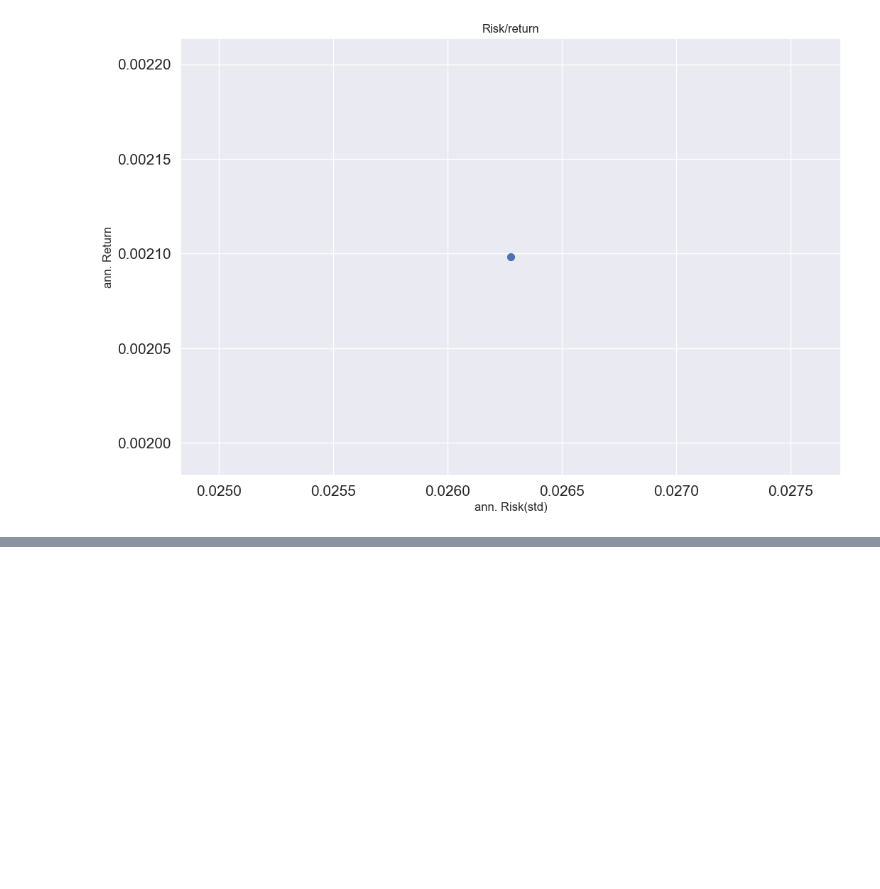
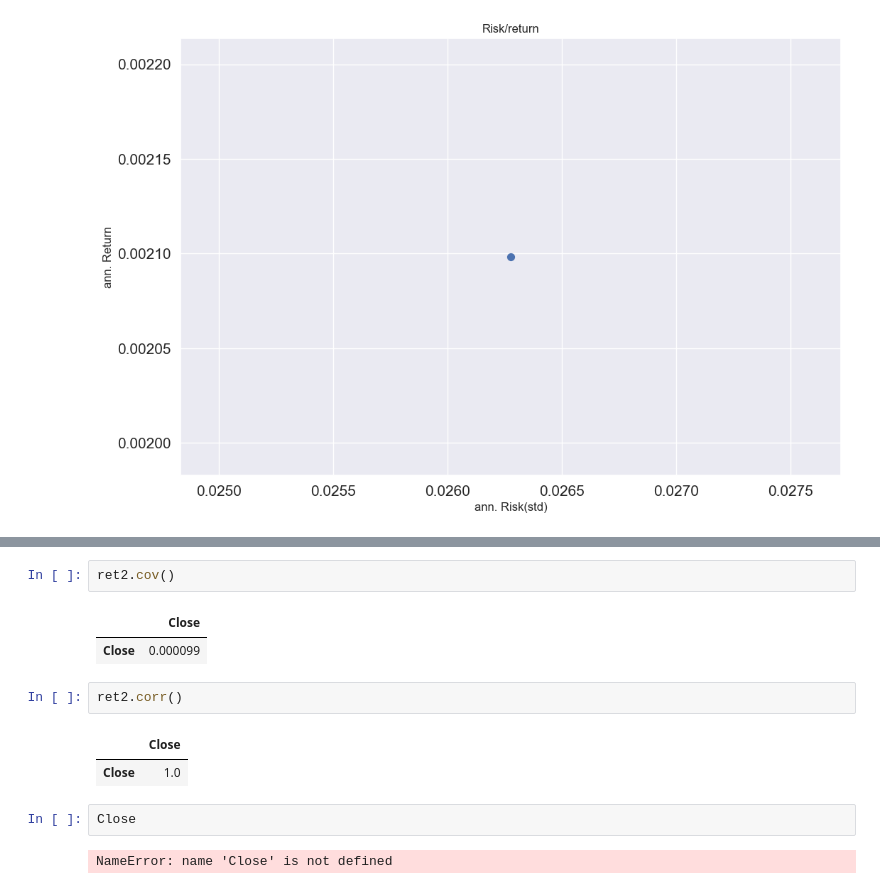
Before and after one commit to DheyaAlqaderi/TechnicalAnalysis-Gold-ML, a Jupyter notebook: Yahoo Finance practice/gold_with_usdt/Gold_Analysis.ipynb, the cells around one changed output, grey strips where cells are left out. Cells and saved outputs as stored; diff of their text form; blank space fills up the shorter version.

```diff
--- a/Yahoo Finance practice/gold_with_usdt/Gold_Analysis.ipynb
+++ b/Yahoo Finance practice/gold_with_usdt/Gold_Analysis.ipynb
@@ -283,0 +301,14 @@ Text(0.5, 1.0, 'Risk/return')
+# %%
+ret2.cov()
+# %% [output]
+|  | Close |
+| Close | 0.000099 |
+# %%
+ret2.corr()
+# %% [output]
+|  | Close |
+| Close | 1.0 |
+# %%
+Close
+# %% [output]
+NameError: name 'Close' is not defined
```
Also changed, not shown: parts of 11 cells of this notebook.
